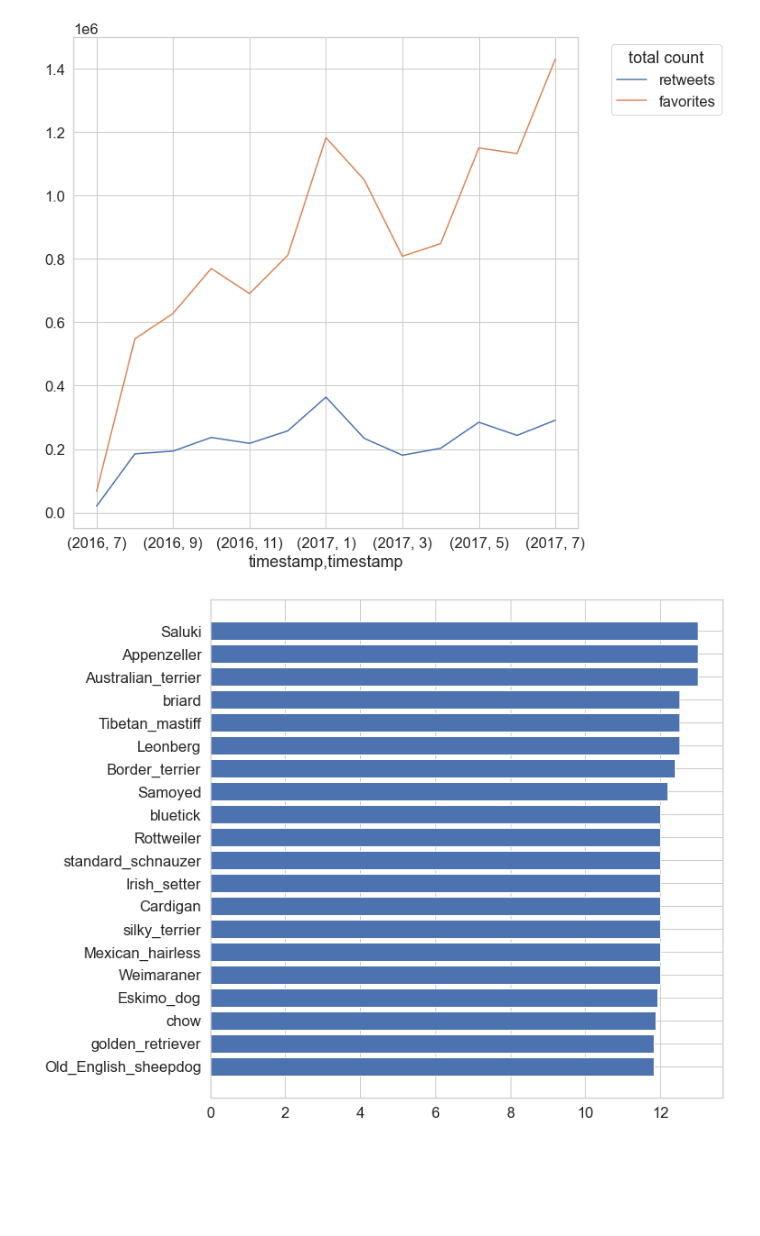
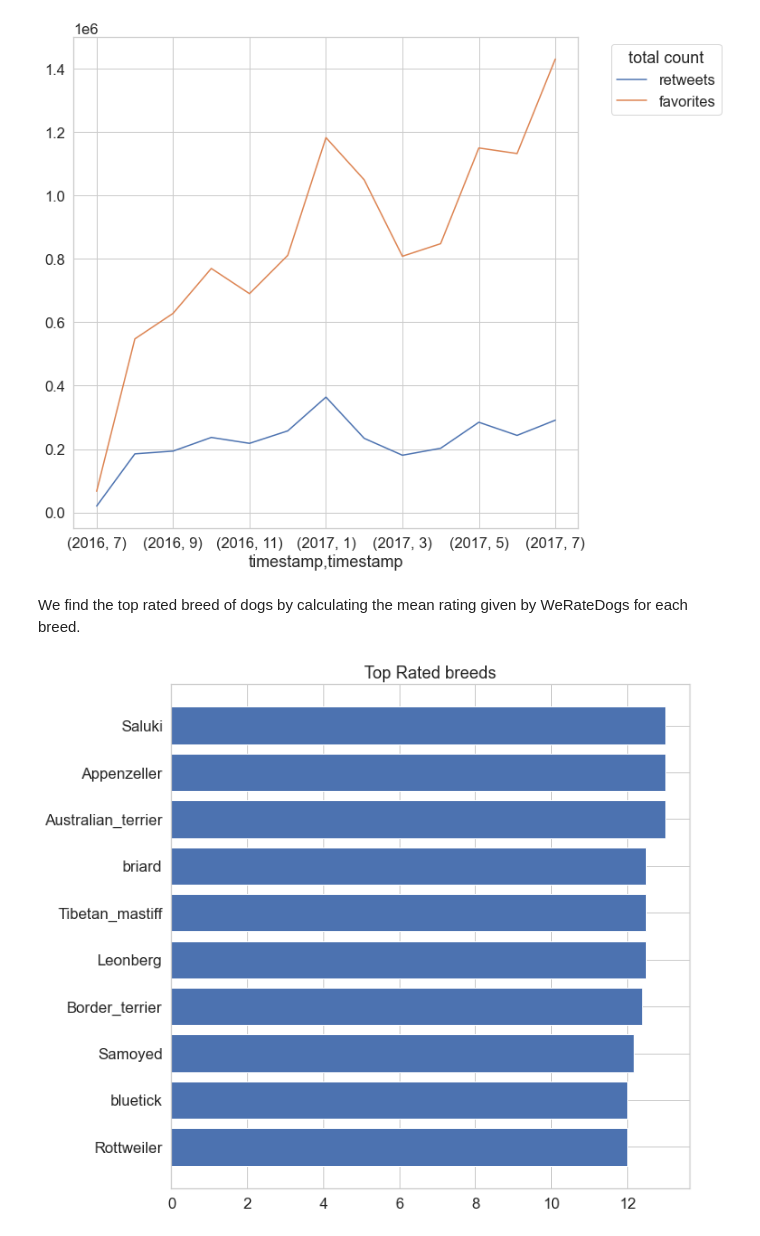
Before and after one commit to omarbassam88/we-rate-dogs, a Jupyter notebook: wrangle_act.ipynb, the cells around one changed output. Drawn from its saved outputs; the diff is of its cells as text; code cells hidden in the pictures; blank space fills up the shorter version.

```diff
--- a/wrangle_act.ipynb
+++ b/wrangle_act.ipynb
@@ -1032,15 +1043,18 @@ plt.legend(labels=['retweets','favorites'],title='total count', bbox_to_anchor=(
 plt.show()
 # %% [output]
 [figure]
+# %% [markdown]
+We find the top rated breed of dogs by calculating the mean rating given by WeRateDogs for each breed.
 # %%
-# top ten rated breeds of dogs
+# top rated breeds of dogs
 only_dogs = df_merged[df_merged['breed']==True]
 rating = only_dogs.groupby('prediction').mean().sort_values(by='rating_numerator',ascending=False)
 
-data = rating['rating_numerator'][:20]
+data = rating['rating_numerator'][:10]
 fig, ax = plt.subplots(figsize=(10,10))
 ax.barh(data.keys(),data.values)
 ax.invert_yaxis()
+plt.title('Top Rated breeds')
 plt.show()
 # %% [output]
-[figure, old version]
+[figure, new version]
```
Also changed, not shown: parts of 59 cells of this notebook.
